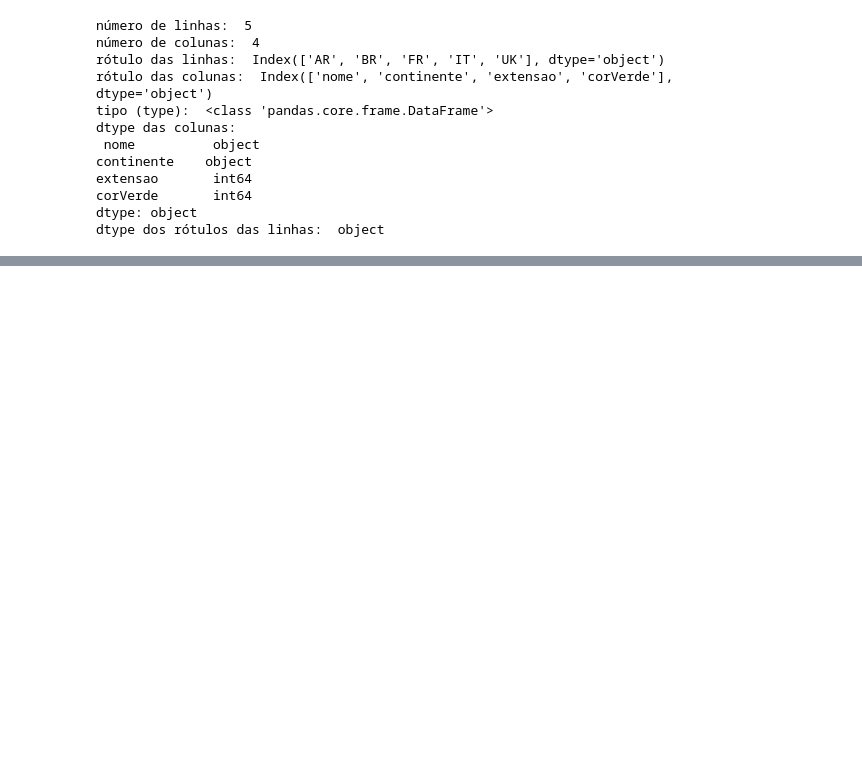
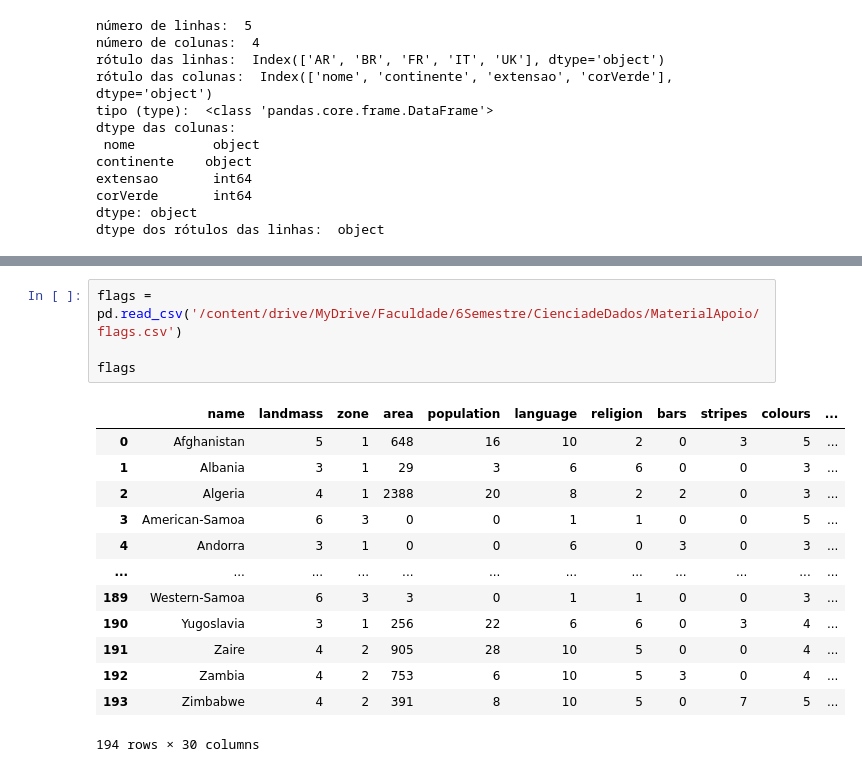
Before and after one commit to EmanuelCAC/data_science_ads, a Jupyter notebook: dataframe.ipynb, the cells around one changed output, grey strips where cells are left out. Drawn from its saved outputs; the diff is of its cells as text; blank space fills up the shorter version.

```diff
--- a/dataframe.ipynb
+++ b/dataframe.ipynb
@@ -78,0 +293,18 @@ dtype dos rótulos das linhas:  object
+# %%
+flags = pd.read_csv('/content/drive/MyDrive/Faculdade/6Semestre/CienciadeDados/MaterialApoio/flags.csv')
+
+flags
+# %% [output]
+|  | name | landmass | zone | area | population | language | religion | bars | stripes | colours | ... |
+| 0 | Afghanistan | 5 | 1 | 648 | 16 | 10 | 2 | 0 | 3 | 5 | ... |
+| 1 | Albania | 3 | 1 | 29 | 3 | 6 | 6 | 0 | 0 | 3 | ... |
+| 2 | Algeria | 4 | 1 | 2388 | 20 | 8 | 2 | 2 | 0 | 3 | ... |
+| 3 | American-Samoa | 6 | 3 | 0 | 0 | 1 | 1 | 0 | 0 | 5 | ... |
+| 4 | Andorra | 3 | 1 | 0 | 0 | 6 | 0 | 3 | 0 | 3 | ... |
+| ... | ... | ... | ... | ... | ... | ... | ... | ... | ... | ... | ... |
+| 189 | Western-Samoa | 6 | 3 | 3 | 0 | 1 | 1 | 0 | 0 | 3 | ... |
+| 190 | Yugoslavia | 3 | 1 | 256 | 22 | 6 | 6 | 0 | 3 | 4 | ... |
+| 191 | Zaire | 4 | 2 | 905 | 28 | 10 | 5 | 0 | 0 | 4 | ... |
+| 192 | Zambia | 4 | 2 | 753 | 6 | 10 | 5 | 3 | 0 | 4 | ... |
+| 193 | Zimbabwe | 4 | 2 | 391 | 8 | 10 | 5 | 0 | 7 | 5 | ... |
+194 rows × 30 columns
```
Also changed, not shown: parts of 12 cells of this notebook.
